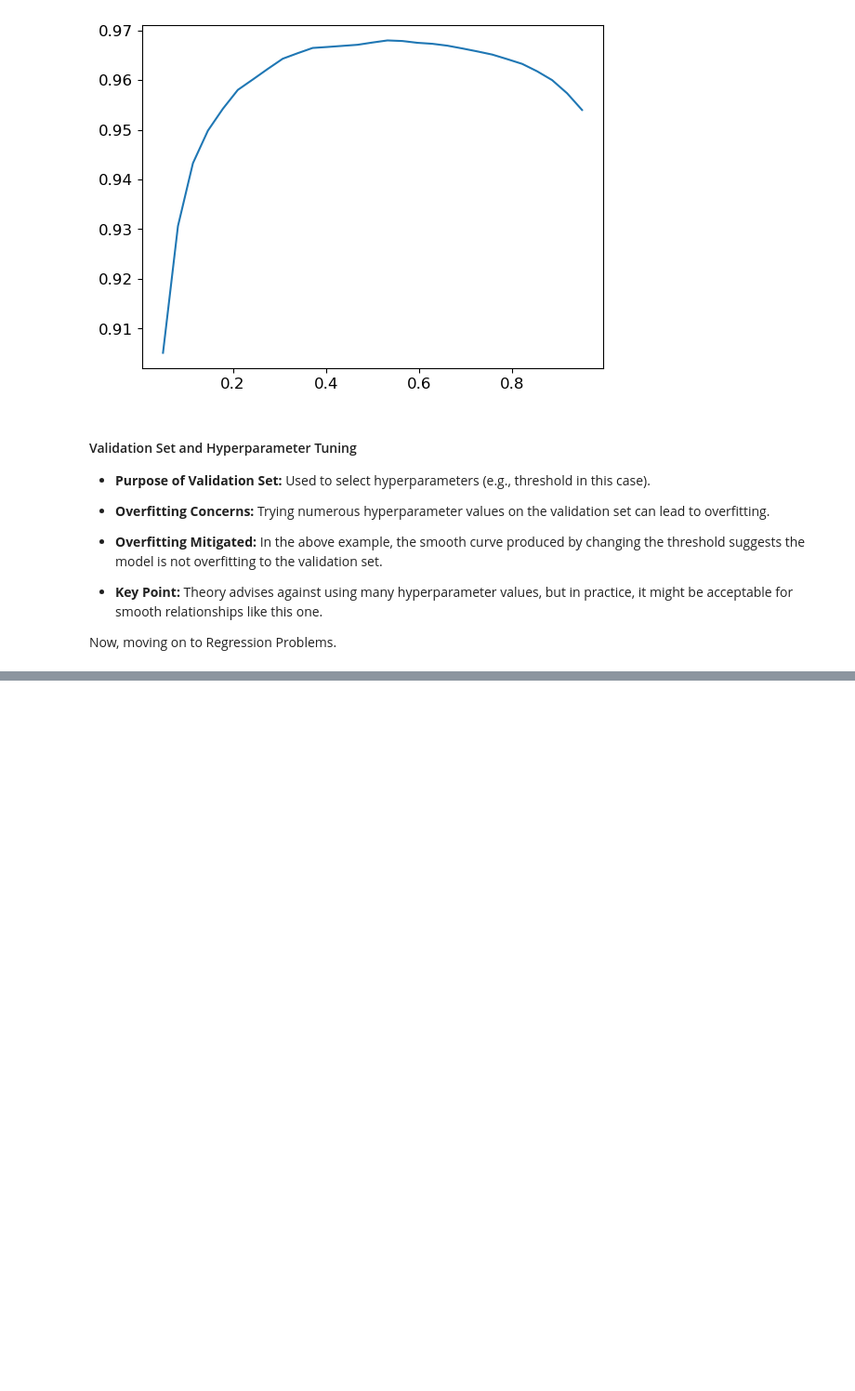
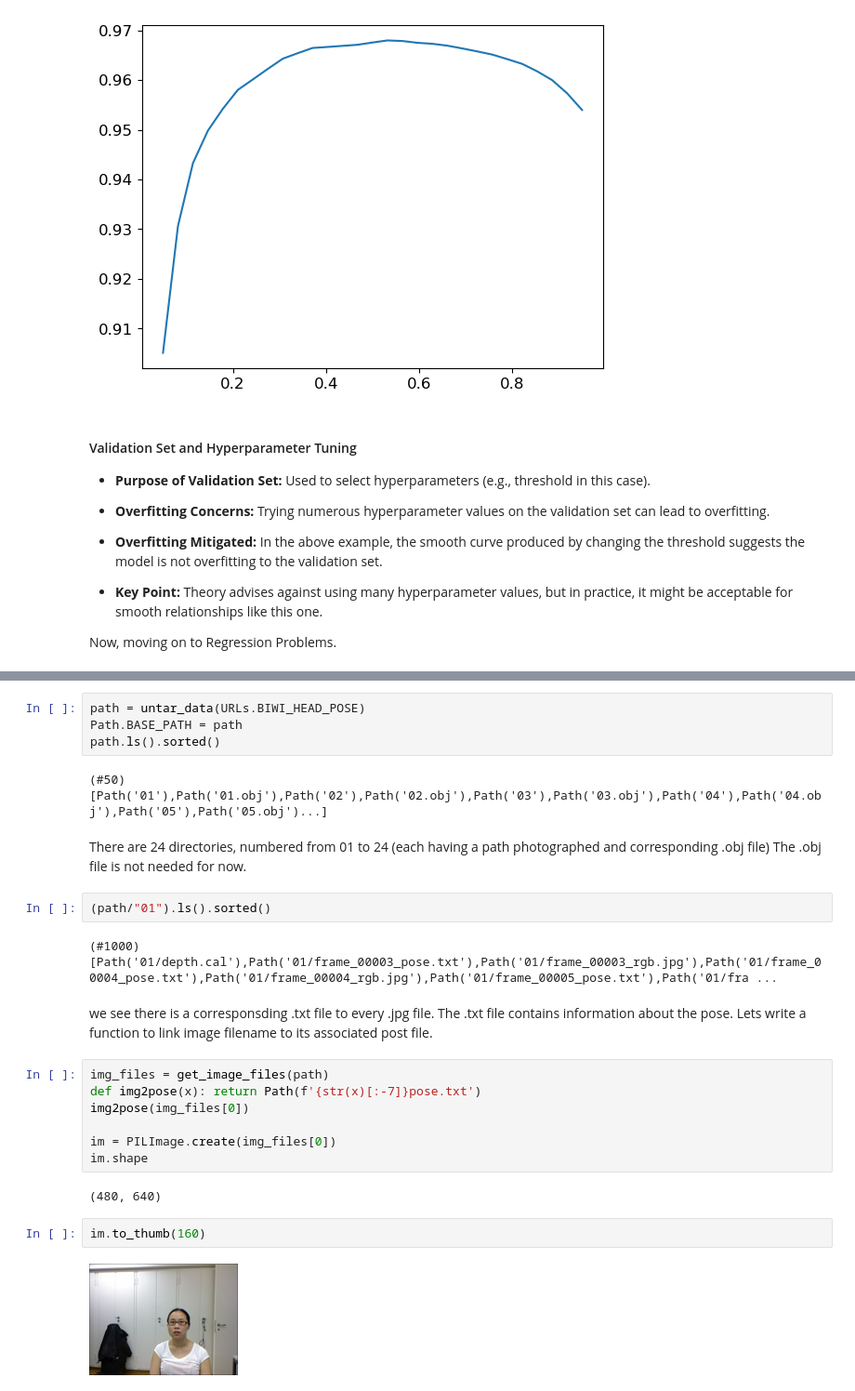
Before and after one commit to xandie985/data-scientist-roadmap2024, a Jupyter notebook: pytorch/ch5.multi_label_categorization.ipynb, the cells around one changed output, grey strips where cells are left out. Shown: that part at 93% size. Saved outputs shown, nothing was run; the diff lists cells and outputs as text; blank space fills up the shorter version.

```diff
--- a/pytorch/ch5.multi_label_categorization.ipynb
+++ b/pytorch/ch5.multi_label_categorization.ipynb
@@ -528,0 +531,29 @@ Now, moving on to Regression Problems.
+# %%
+path = untar_data(URLs.BIWI_HEAD_POSE)
+Path.BASE_PATH = path
+path.ls().sorted()
+# %% [output]
+(#50) [Path('01'),Path('01.obj'),Path('02'),Path('02.obj'),Path('03'),Path('03.obj'),Path('04'),Path('04.obj'),Path('05'),Path('05.obj')...]
+# %% [markdown]
+There are 24 directories, numbered from 01 to 24 (each having a path photographed and corresponding .obj file)
+The .obj file is not needed for now.
+# %%
+(path/"01").ls().sorted()
+# %% [output]
+(#1000) [Path('01/depth.cal'),Path('01/frame_00003_pose.txt'),Path('01/frame_00003_rgb.jpg'),Path('01/frame_00004_pose.txt'),Path('01/frame_00004_rgb.jpg'),Path('01/frame_00005_pose.txt'),Path('01/fra ...
+# %% [markdown]
+we see there is a corresponsding .txt file to every .jpg file. The .txt file contains information about the pose.
+Lets write a function to link image filename to its associated post file.
+# %%
+img_files = get_image_files(path)
+def img2pose(x): return Path(f'{str(x)[:-7]}pose.txt')
+img2pose(img_files[0])
+
+im = PILImage.create(img_files[0])
+im.shape
+# %% [output]
+(480, 640)
+# %%
+im.to_thumb(160)
+# %% [output]
+[figure, added]
```
Also changed, not shown: parts of 25 cells of this notebook, 3 other files.
